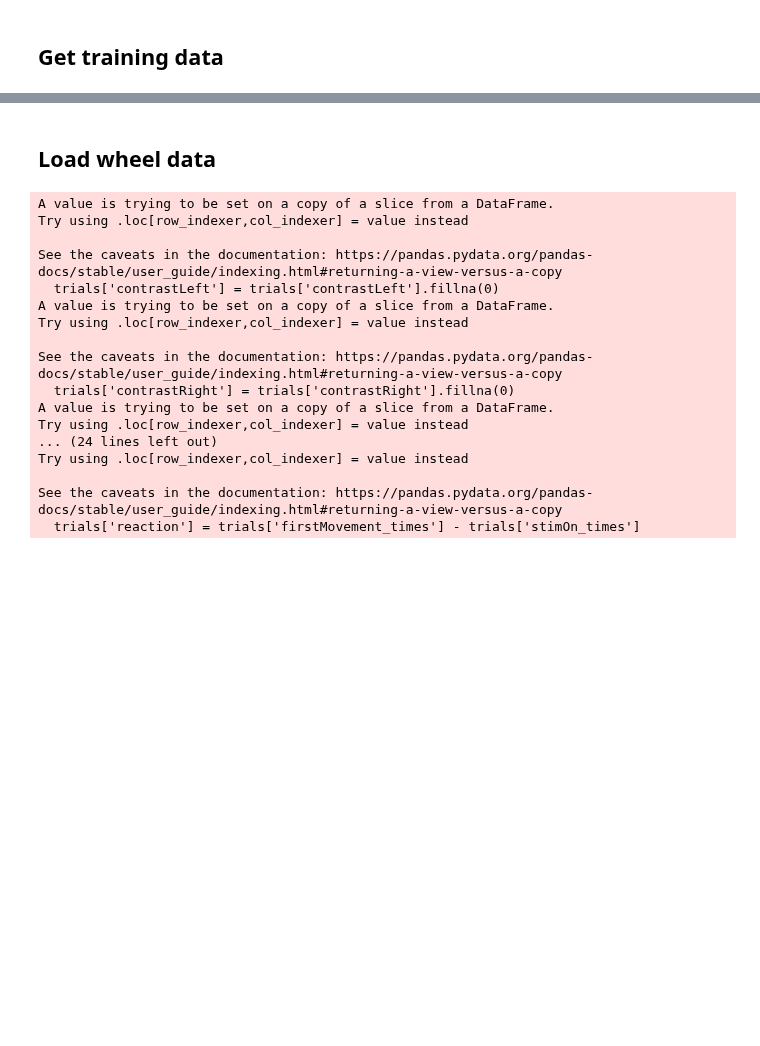
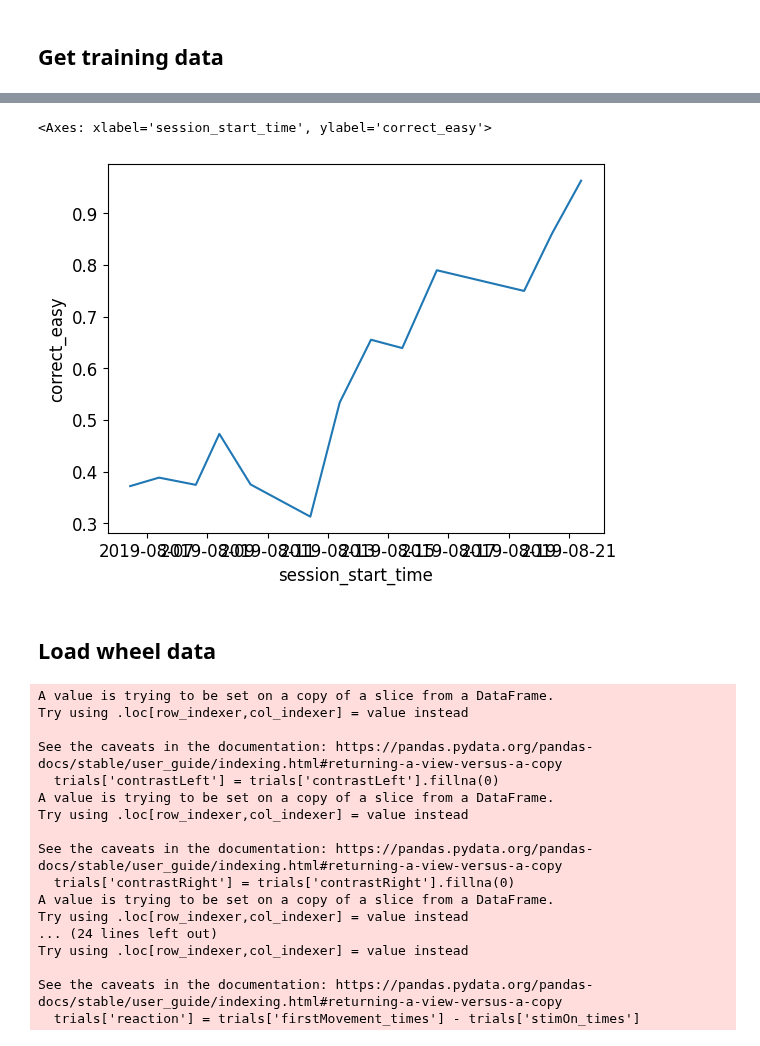
Before and after one commit to ineslaranjeira/representation_learning_variability, a Jupyter notebook: Wheel/proficient_wheel.ipynb, the cells around one changed output, grey strips where cells are left out. Drawn from its saved outputs; the diff is of its cells as text; code cells hidden in the pictures; blank space fills up the shorter version.

```diff
--- a/Wheel/proficient_wheel.ipynb
+++ b/Wheel/proficient_wheel.ipynb
@@ -84,0 +67,3 @@ data = subjects_interest_data(['KS014'], phase='proficient')
+# %%
+new_data = prepro(data)
+new_data
@@ -84,0 +72,3 @@ data = subjects_interest_data(['KS014'], phase='proficient')
+# %%
+perf = pd.DataFrame(new_data.groupby(['subject_nickname', 'session_start_time', 'session'])['correct_easy'].mean())
+perf = perf.reset_index(level=[0, 1, 2])
@@ -85,3 +92,8 @@ data = subjects_interest_data(['KS014'], phase='proficient')
+# %%
+sns.lineplot(x='session_start_time', y='correct_easy', data=perf)
+# %% [output]
+<Axes: xlabel='session_start_time', ylabel='correct_easy'>
+[figure, added]
 # %% [markdown]
 ## Load wheel data
 # %%
```
Also changed, not shown: parts of 11 cells of this notebook, 1 other file.
